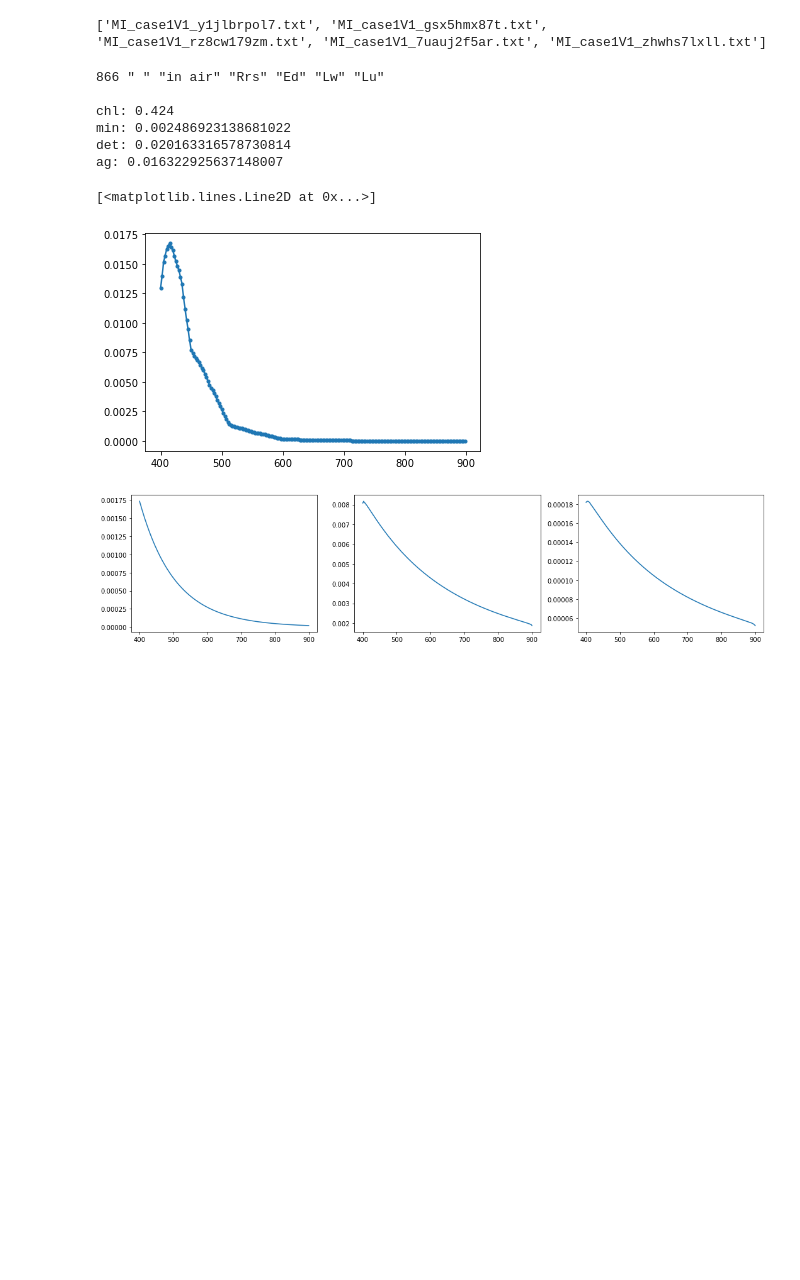
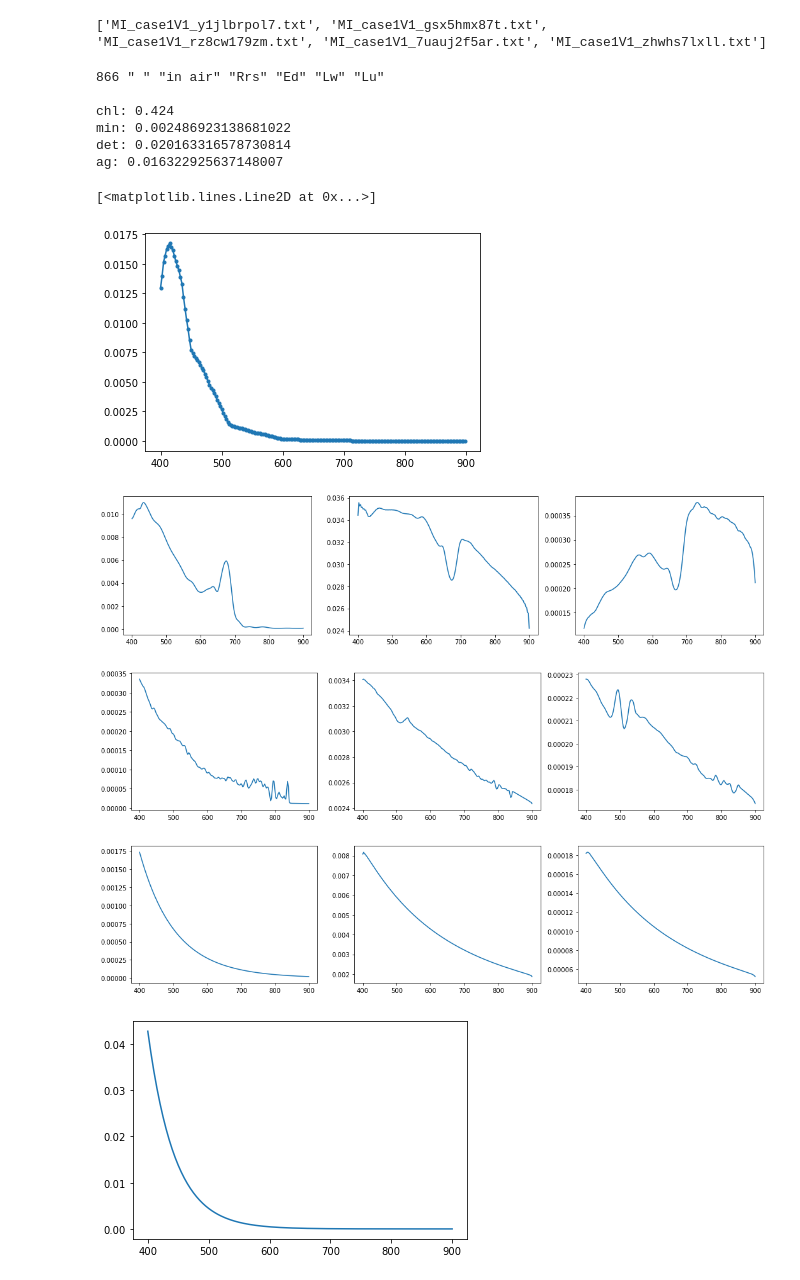
Before and after one commit to JAKravitz/SWIPE_HE, a Jupyter notebook: plot_rrs.ipynb, the cells around one changed output. Drawn from its saved outputs; the diff is of its cells as text; code cells hidden in the pictures; blank space fills up the shorter version.

```diff
--- a/plot_rrs.ipynb
+++ b/plot_rrs.ipynb
@@ -128,31 +128,47 @@ with open(datadir+file, "r+") as fp:
 
 rrs2 = pd.Series(np.array(rrs).astype(float), index=np.array(wl).astype(float))
 rrs2.plot(marker='.')
 
 import pickle
 uid = file.split('_')[2].split('.')[0]
 path = '/nobackup/jakravit/data/HE60/pickles/{}.p'.format(uid)
 with open(path, 'rb') as fp:
     data = pickle.load(fp)
 
 print ('chl: {}'.format(data['Phyto']['TotChl']))
 print ('min: {}'.format(data['Min']['Tot_conc']))
 print ('det: {}'.format(data['Det']['Tot_conc']))
 print ('ag: {}'.format(data['CDOM']['ag440'][0]))
 
 # plot nap
 wv = np.arange(400,902.5,2.5)
 fig, (ax1, ax2, ax3) = plt.subplots(1,3, figsize=(18,4))
+ax1.plot(wv,data['Phyto']['a_tot'])
+ax2.plot(wv,data['Phyto']['b_tot'])
+ax3.plot(wv,data['Phyto']['bb_tot'])
+
+fig, (ax1, ax2, ax3) = plt.subplots(1,3, figsize=(18,4))
+ax1.plot(wv,data['Min']['a_tot'])
+ax2.plot(wv,data['Min']['b_tot'])
+ax3.plot(wv,data['Min']['bb_tot'])
+
+fig, (ax1, ax2, ax3) = plt.subplots(1,3, figsize=(18,4))
 ax1.plot(wv,data['Det']['a_tot'])
 ax2.plot(wv,data['Det']['b_tot'])
 ax3.plot(wv,data['Det']['bb_tot'])
+
+fig, ax = plt.subplots()
+ax.plot(wv,data['CDOM']['a_tot'][63:])
 # %% [output]
 866 " " "in air" "Rrs" "Ed" "Lw" "Lu"
 
 chl: 0.424
 min: 0.002486923138681022
 det: 0.020163316578730814
 ag: 0.016322925637148007
 [<matplotlib.lines.Line2D at 0x...>]
 [figure]
-[figure, old version]
+[figure, new version]
+[figure, added]
+[figure, added]
+[figure, added]
```
Also changed, not shown: parts of 1 cell of this notebook, 2 other files.
